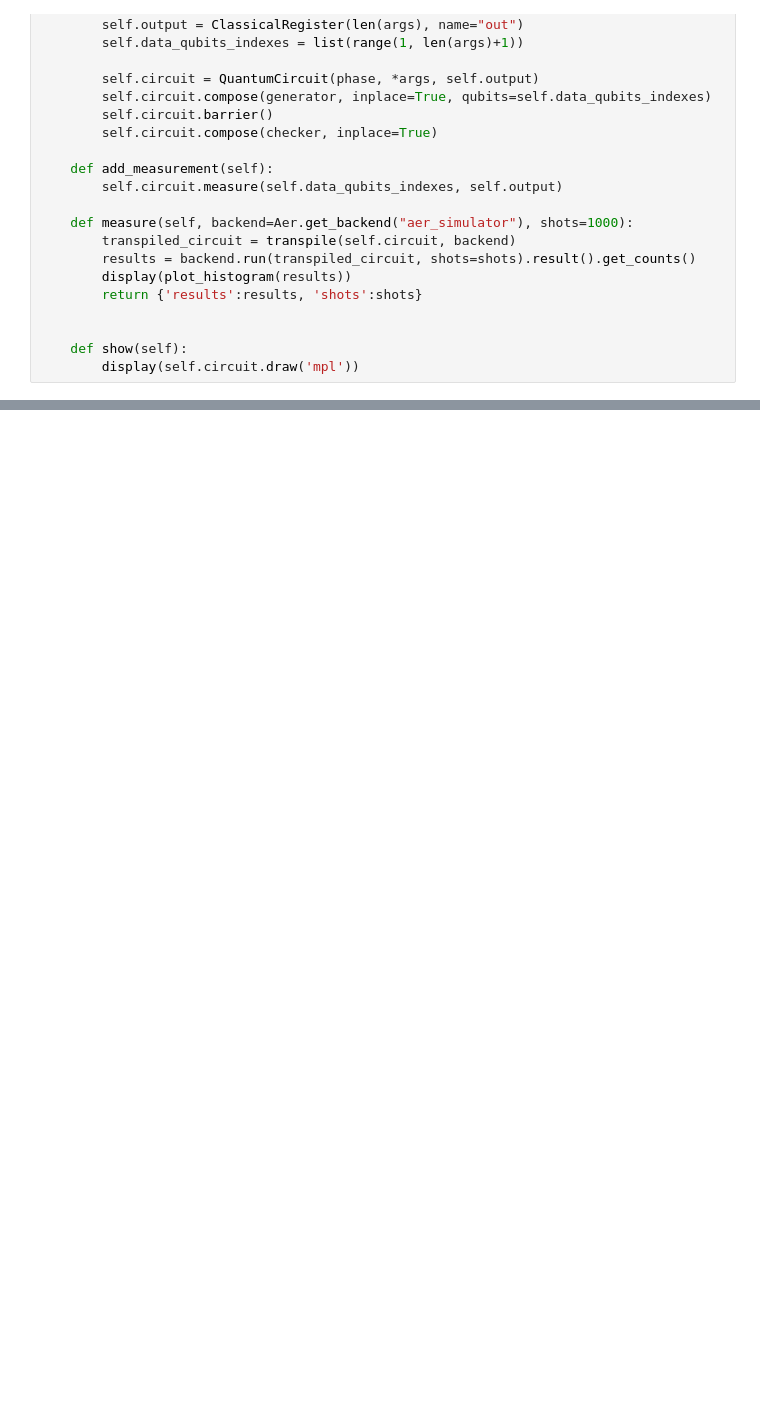
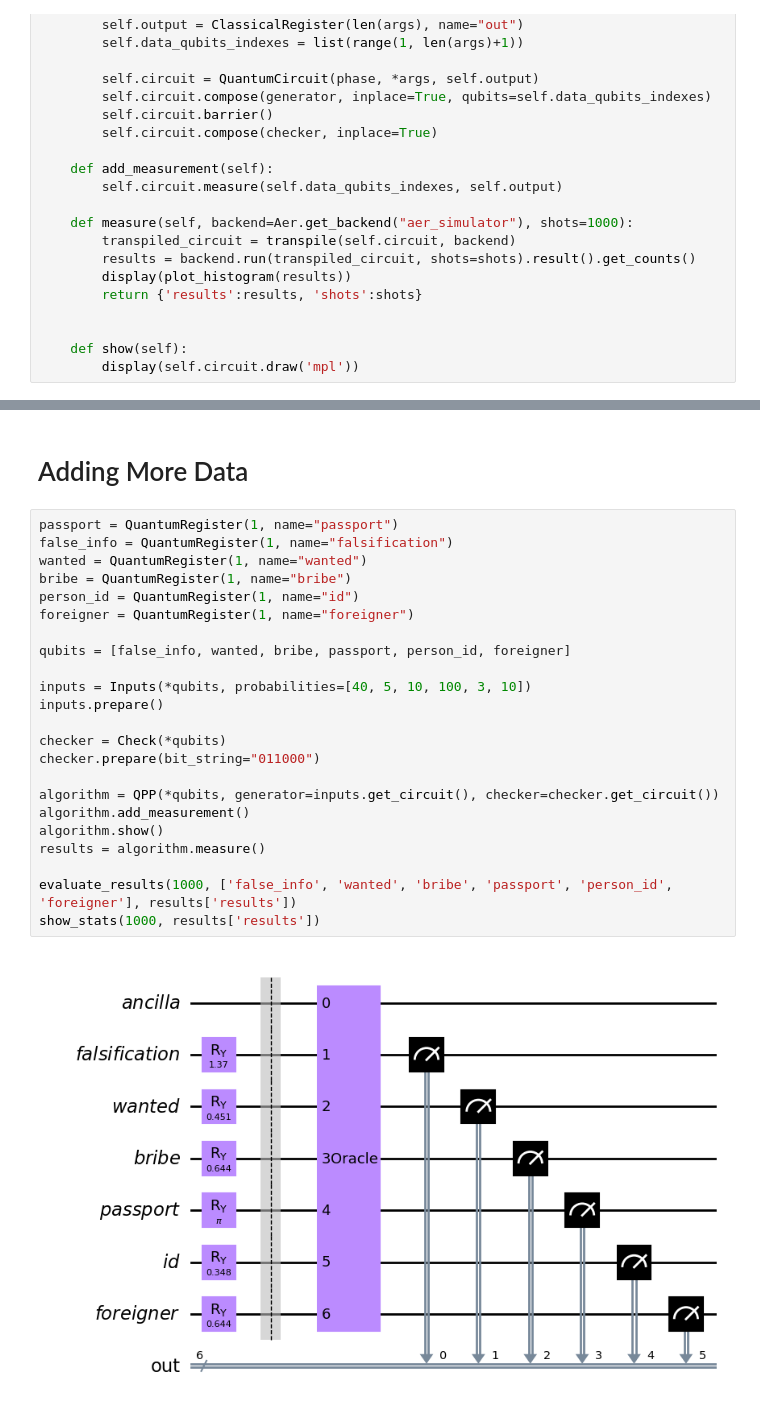
Before and after one commit to Dpbm/QPapersPlease, a Jupyter notebook: papers-please.ipynb, the cells around one changed output, grey strips where cells are left out. Cells and saved outputs as stored; diff of their text form; blank space fills up the shorter version.

```diff
--- a/papers-please.ipynb
+++ b/papers-please.ipynb
@@ -402,0 +422,27 @@ evaluate_results(1000, ['false_info', 'wanted', 'bribe', 'all_documents'], resul
+# %% [markdown]
+# Adding More Data
+# %%
+passport = QuantumRegister(1, name="passport")
+false_info = QuantumRegister(1, name="falsification")
+wanted = QuantumRegister(1, name="wanted")
+bribe = QuantumRegister(1, name="bribe")
+person_id = QuantumRegister(1, name="id")
+foreigner = QuantumRegister(1, name="foreigner")
+
+qubits = [false_info, wanted, bribe, passport, person_id, foreigner]
+
+inputs = Inputs(*qubits, probabilities=[40, 5, 10, 100, 3, 10])
+inputs.prepare()
+
+checker = Check(*qubits)
+checker.prepare(bit_string="011000")
+
+algorithm = QPP(*qubits, generator=inputs.get_circuit(), checker=checker.get_circuit())
+algorithm.add_measurement()
+algorithm.show()
+results = algorithm.measure()
+
+evaluate_results(1000, ['false_info', 'wanted', 'bribe', 'passport', 'person_id', 'foreigner'], results['results'])
+show_stats(1000, results['results'])
+# %% [output]
+[figure, added]
```
Also changed, not shown: parts of 8 cells of this notebook.
